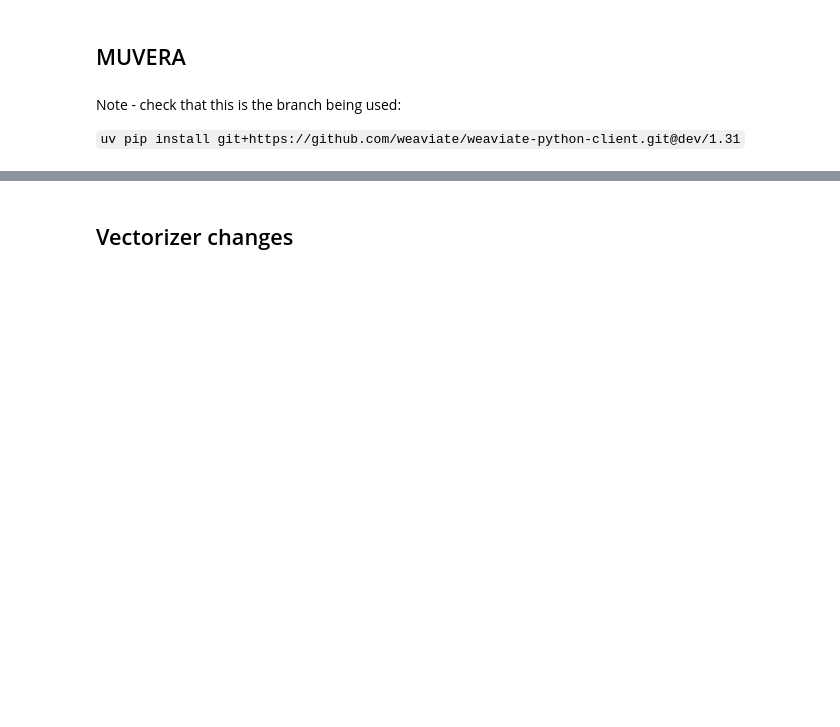
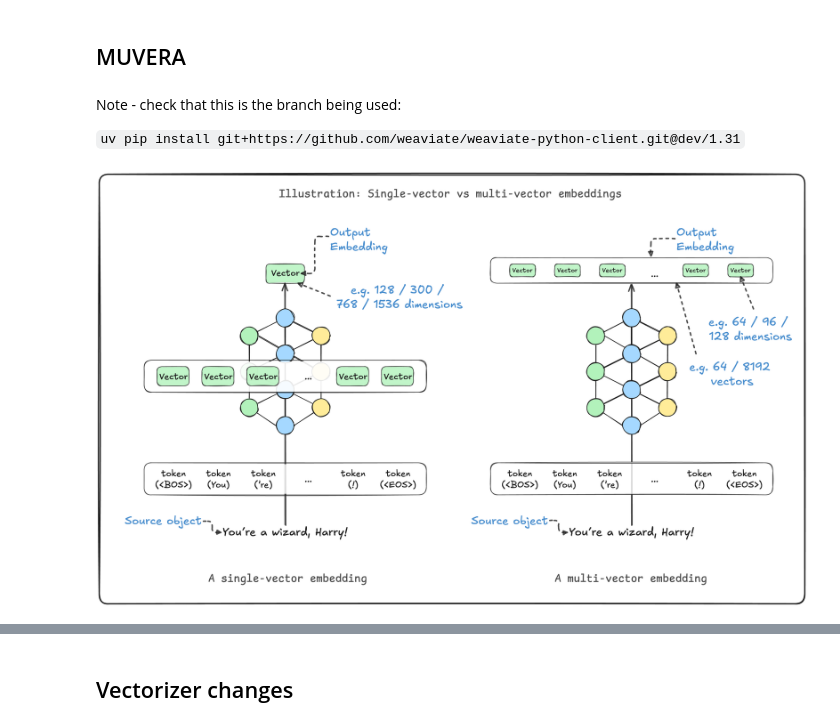
Before and after one commit to weaviate-tutorials/weaviate_enablement_1_31, a Jupyter notebook: enablement.ipynb, the cells around one changed output, grey strips where cells are left out. Saved outputs shown, nothing was run; the diff lists cells and outputs as text; code cells hidden in the pictures; blank space fills up the shorter version.

```diff
--- a/enablement.ipynb
+++ b/enablement.ipynb
@@ -176,3 +190,10 @@ for n in client.cluster.nodes(collection=collection_name, output="verbose"):
 Note - check that this is the branch being used:
 
 `uv pip install git+https://github.com/weaviate/weaviate-python-client.git@dev/1.31`
+# %%
+from IPython.display import Image, display
+
+img_w = 800
+display(Image('./assets/mv_explained1.png', width=img_w))
+# %% [output]
+[figure, added]
```
Also changed, not shown: parts of 34 cells of this notebook, 7 other files.
